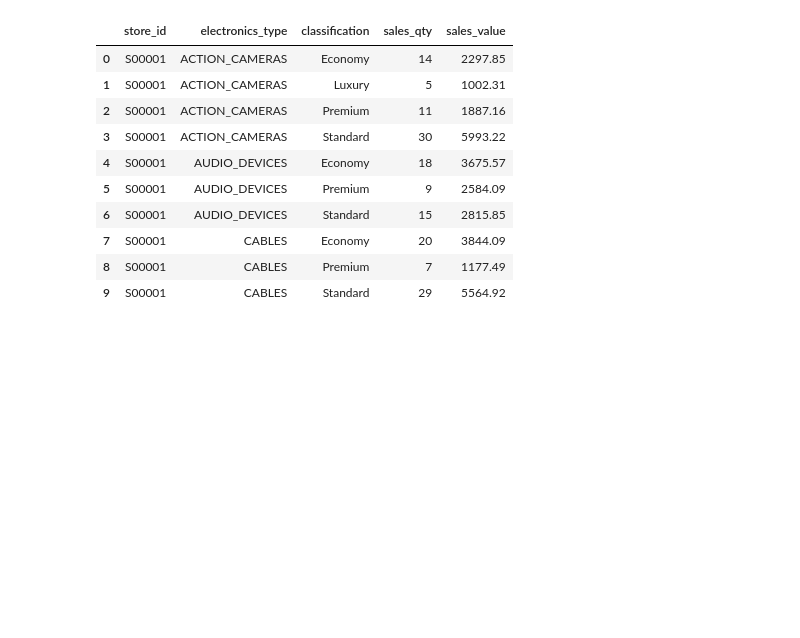
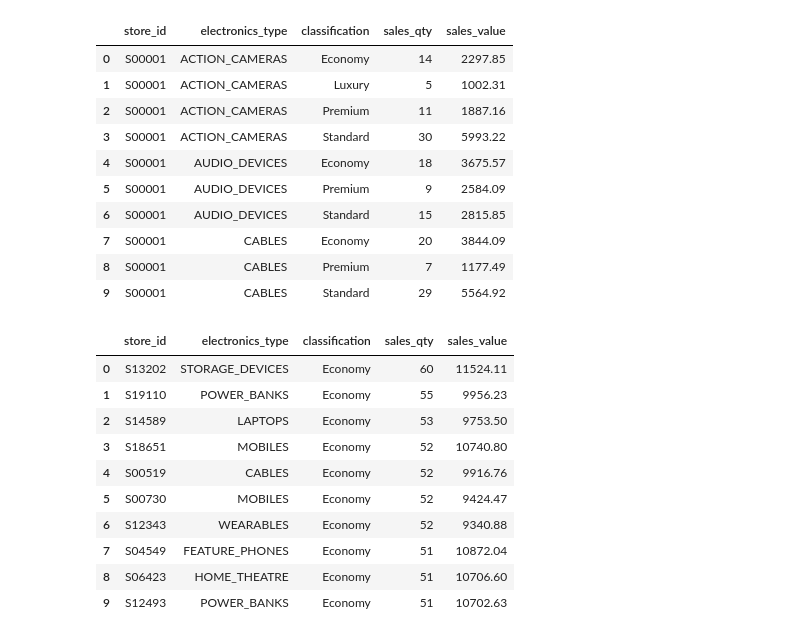
Before and after one commit to Chinmaykarthikeya/ETL, a Jupyter notebook: ETL_test.ipynb, the cells around one changed output. Saved outputs shown, nothing was run; the diff lists cells and outputs as text; code cells hidden in the pictures; blank space fills up the shorter version.

```diff
--- a/ETL_test.ipynb
+++ b/ETL_test.ipynb
@@ -311,3 +311,21 @@ aggregated_df.head(10)
 | 7 | S00001 | CABLES | Economy | 20 | 3844.09 |
 | 8 | S00001 | CABLES | Premium | 7 | 1177.49 |
 | 9 | S00001 | CABLES | Standard | 29 | 5564.92 |
+# %%
+aggregated_df = active_sales_df.groupby(
+                agg_list
+            )[name_qunty].sum(numeric_only=True).sort_values(by=name_qunty, ascending=False).reset_index()
+# %%
+aggregated_df.head(10)
+# %% [output]
+|  | store_id | electronics_type | classification | sales_qty | sales_value |
+| 0 | S13202 | STORAGE_DEVICES | Economy | 60 | 11524.11 |
+| 1 | S19110 | POWER_BANKS | Economy | 55 | 9956.23 |
+| 2 | S14589 | LAPTOPS | Economy | 53 | 9753.50 |
+| 3 | S18651 | MOBILES | Economy | 52 | 10740.80 |
+| 4 | S00519 | CABLES | Economy | 52 | 9916.76 |
+| 5 | S00730 | MOBILES | Economy | 52 | 9424.47 |
+| 6 | S12343 | WEARABLES | Economy | 52 | 9340.88 |
+| 7 | S04549 | FEATURE_PHONES | Economy | 51 | 10872.04 |
+| 8 | S06423 | HOME_THEATRE | Economy | 51 | 10706.60 |
+| 9 | S12493 | POWER_BANKS | Economy | 51 | 10702.63 |
```
Also changed, not shown: parts of 20 cells of this notebook.
